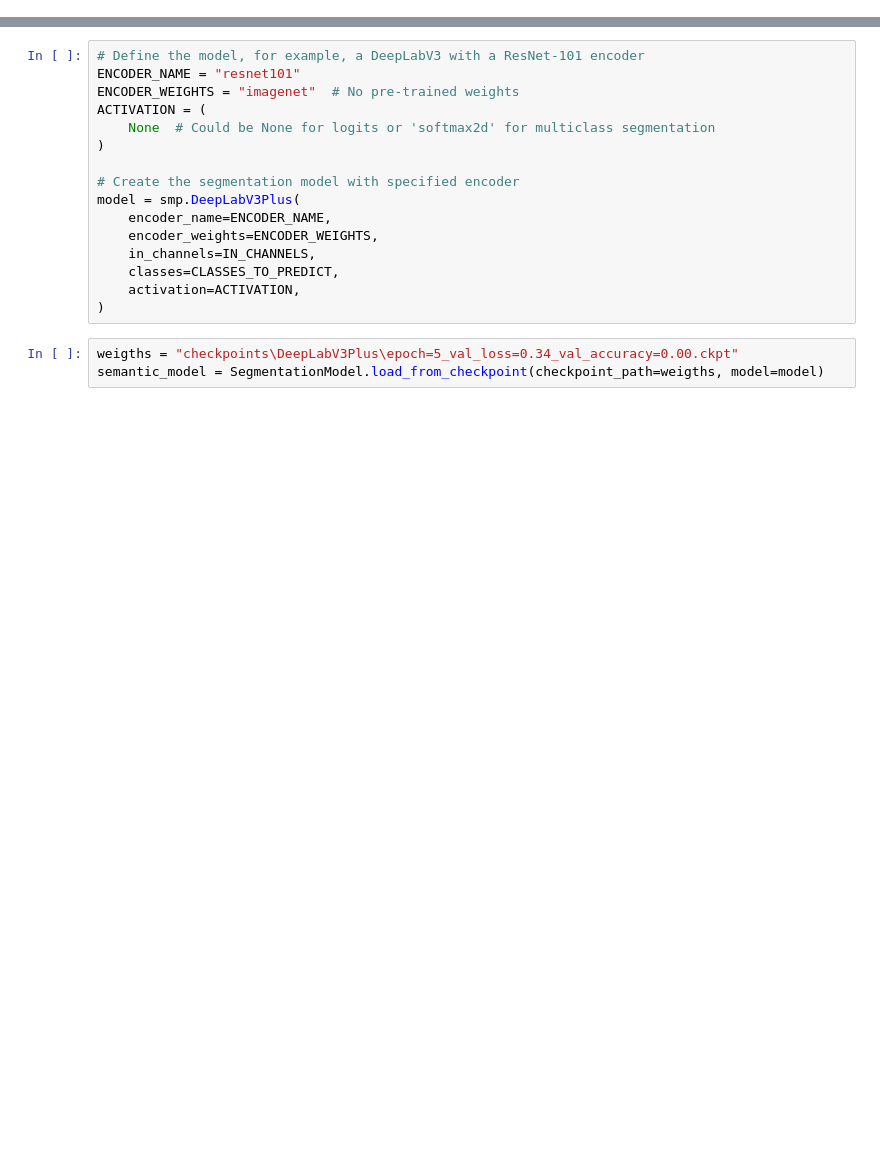
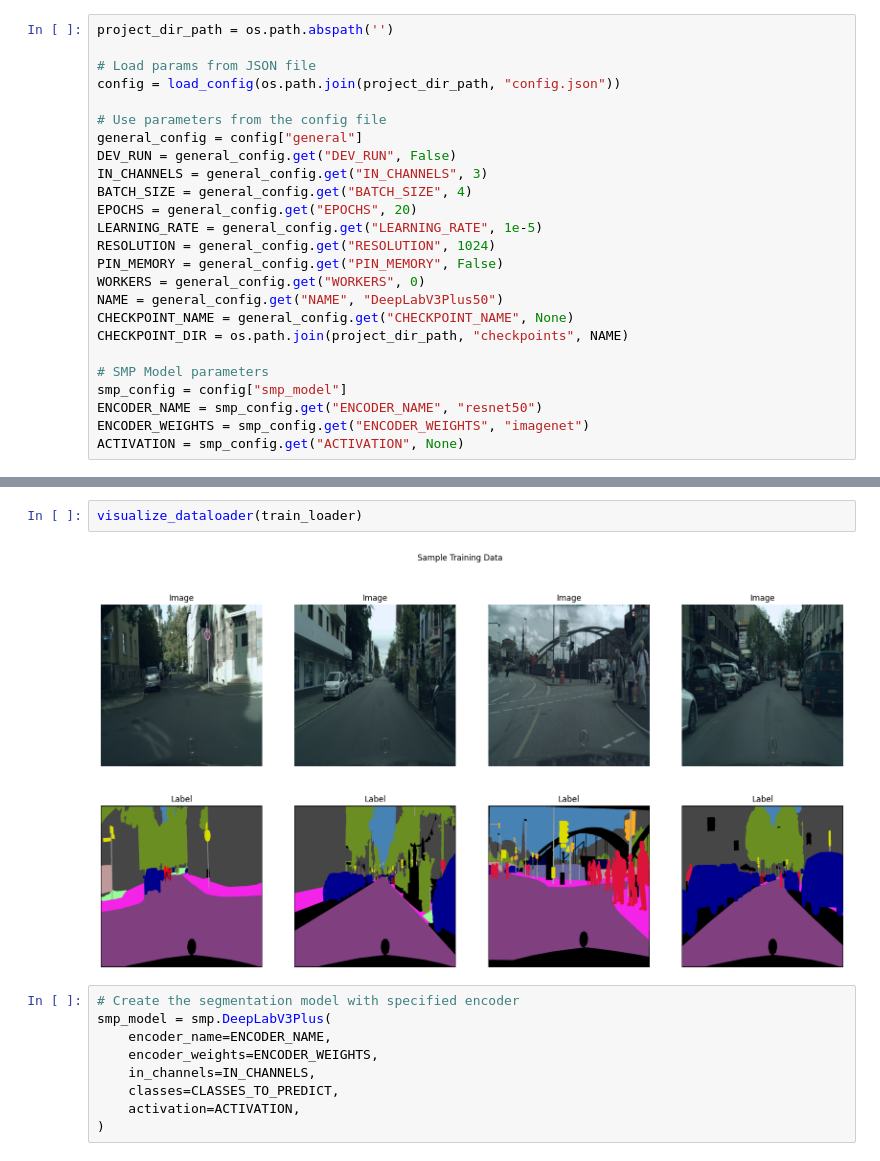
Before and after one commit to martinwholtmon/TDT17-2023, a Jupyter notebook: show_results.ipynb, the cells around one changed output, grey strips where cells are left out. Cells and saved outputs as stored; diff of their text form; blank space fills up the shorter version.

```diff
--- a/show_results.ipynb
+++ b/show_results.ipynb
@@ -10,0 +24,25 @@ CLASSES_TO_PREDICT = 20
+# %%
+project_dir_path = os.path.abspath('')
+
+# Load params from JSON file
+config = load_config(os.path.join(project_dir_path, "config.json"))
+
+# Use parameters from the config file
+general_config = config["general"]
+DEV_RUN = general_config.get("DEV_RUN", False)
+IN_CHANNELS = general_config.get("IN_CHANNELS", 3)
+BATCH_SIZE = general_config.get("BATCH_SIZE", 4)
+EPOCHS = general_config.get("EPOCHS", 20)
+LEARNING_RATE = general_config.get("LEARNING_RATE", 1e-5)
+RESOLUTION = general_config.get("RESOLUTION", 1024)
+PIN_MEMORY = general_config.get("PIN_MEMORY", False)
+WORKERS = general_config.get("WORKERS", 0)
+NAME = general_config.get("NAME", "DeepLabV3Plus50")
+CHECKPOINT_NAME = general_config.get("CHECKPOINT_NAME", None)
+CHECKPOINT_DIR = os.path.join(project_dir_path, "checkpoints", NAME)
+
+# SMP Model parameters
+smp_config = config["smp_model"]
+ENCODER_NAME = smp_config.get("ENCODER_NAME", "resnet50")
+ENCODER_WEIGHTS = smp_config.get("ENCODER_WEIGHTS", "imagenet")
+ACTIVATION = smp_config.get("ACTIVATION", None)
@@ -11,19 +99,13 @@ CLASSES_TO_PREDICT = 20
+# %%
+visualize_dataloader(train_loader)
+# %% [output]
+[figure, added]
 # %%
-# Define the model, for example, a DeepLabV3 with a ResNet-101 encoder
-ENCODER_NAME = "resnet101"
-ENCODER_WEIGHTS = "imagenet"  # No pre-trained weights
-ACTIVATION = (
-    None  # Could be None for logits or 'softmax2d' for multiclass segmentation
-)
-
 # Create the segmentation model with specified encoder
-model = smp.DeepLabV3Plus(
+smp_model = smp.DeepLabV3Plus(
     encoder_name=ENCODER_NAME,
     encoder_weights=ENCODER_WEIGHTS,
     in_channels=IN_CHANNELS,
     classes=CLASSES_TO_PREDICT,
     activation=ACTIVATION,
 )
-# %%
-weigths = "checkpoints\DeepLabV3Plus\epoch=5_val_loss=0.34_val_accuracy=0.00.ckpt"
-semantic_model = SegmentationModel.load_from_checkpoint(checkpoint_path=weigths, model=model)
```
Also changed, not shown: parts of 11 cells of this notebook.
